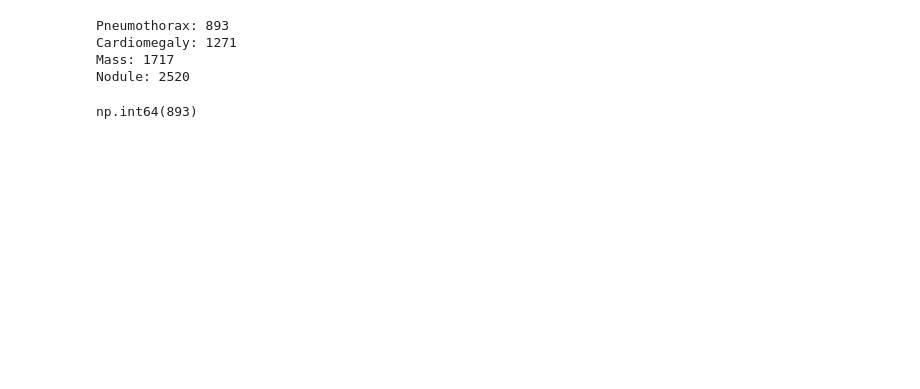
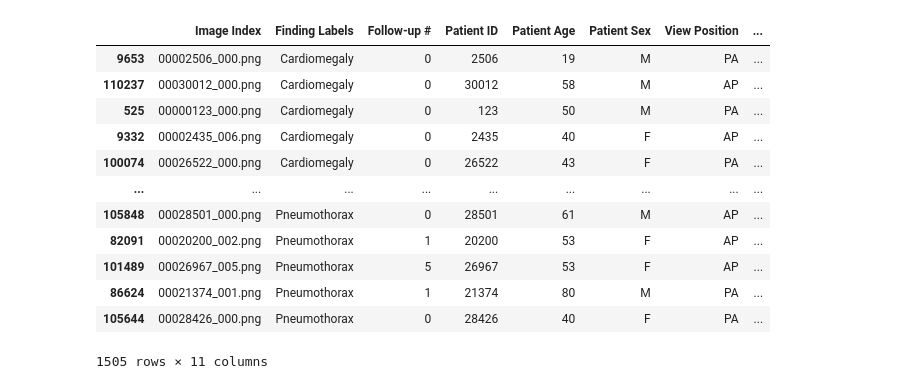
Before and after one commit to JevsJevs/MC906-DiagXray, a Jupyter notebook: POCmodels.ipynb, the cells around one changed output. Saved outputs shown, nothing was run; the diff lists cells and outputs as text; code cells hidden in the pictures; blank space fills up the shorter version.

```diff
--- a/POCmodels.ipynb
+++ b/POCmodels.ipynb
@@ -1,42 +1,46 @@
 # %%
 import os
 import pandas as pd
 from PIL import Image
 from sklearn.model_selection import train_test_split
 import torch
 from torch.utils.data import Dataset, DataLoader
 import torchvision.transforms as transforms
 import matplotlib.pyplot as plt
 from tqdm import tqdm
 import numpy as np
 
-# Paths
-csv_path = "Data_Entry_2017_v2020.csv"
-img_dir = "images"
-
 # Load CSV
-df = pd.read_csv(csv_path)
-
+df = pd.read_csv("Data_Entry_2017_v2020.csv")
 
 df['Finding Labels'] = df['Finding Labels'].str.split('|')
 desiredClasses = ['No Finding', 'Pneumothorax', 'Cardiomegaly', 'Mass', 'Nodule']
-desiredClasses = ['Pneumothorax', 'Cardiomegaly', 'Mass', 'Nodule']
+# desiredClasses = ['Pneumothorax', 'Cardiomegaly', 'Mass', 'Nodule']
+desiredSet = set(desiredClasses)
 
-filtered_df = df[df['Finding Labels'].apply(lambda x: sum(label in desiredClasses for label in x) == 1)]
-filtered_df = filtered_df.drop_duplicates(subset='Patient ID')
-filtered_df
+df = df[df['Finding Labels'].apply(lambda x: sum(label in desiredClasses for label in x) == 1)] #Gets lines where only one category in the list is present
+df['Finding Labels'] = df['Finding Labels'].apply(lambda x: list(set(x) & desiredSet)[0]) #Makes the ´Finding Labels´ column only have this category
+df = df.drop_duplicates(subset='Patient ID') #Keeps only one register per patient
+np.unique(df['Finding Labels'])
 
-#Count classes
-min = 32000
-for i in desiredClasses:
-    totalForClass = filtered_df['Finding Labels'].apply(lambda item: i in item).sum()
-    if min > totalForClass:
-        min = totalForClass
-    print(f"{i}: {totalForClass}")
+#Count classes, get the number of lines of the min appearing class
+maxN = df['Finding Labels'].value_counts().min()
+
+#Random sampling of classes, getting max lines possible
+df = df.groupby('Finding Labels', group_keys=False).sample(n=maxN, random_state=23062025)
+df
 # %% [output]
+|  | Image Index | Finding Labels | Follow-up # | Patient ID | Patient Age | Patient Sex | View Position | ... |
+| 9653 | 00002506_000.png | Cardiomegaly | 0 | 2506 | 19 | M | PA | ... |
+| 110237 | 00030012_000.png | Cardiomegaly | 0 | 30012 | 58 | M | AP | ... |
+| 525 | 00000123_000.png | Cardiomegaly | 0 | 123 | 50 | M | PA | ... |
+| 9332 | 00002435_006.png | Cardiomegaly | 0 | 2435 | 40 | F | AP | ... |
+| 100074 | 00026522_000.png | Cardiomegaly | 0 | 26522 | 43 | F | PA | ... |
+| ... | ... | ... | ... | ... | ... | ... | ... | ... |
+| 105848 | 00028501_000.png | Pneumothorax | 0 | 28501 | 61 | M | AP | ... |
+| 82091 | 00020200_002.png | Pneumothorax | 1 | 20200 | 53 | F | AP | ... |
+| 101489 | 00026967_005.png | Pneumothorax | 5 | 26967 | 53 | F | AP | ... |
+| 86624 | 00021374_001.png | Pneumothorax | 1 | 21374 | 80 | M | PA | ... |
+| 105644 | 00028426_000.png | Pneumothorax | 0 | 28426 | 40 | F | PA | ... |
-Pneumothorax: 893
-Cardiomegaly: 1271
-Mass: 1717
-Nodule: 2520
+1505 rows × 11 columns
-np.int64(893)
 # %%
```
Also changed, not shown: parts of 9 cells of this notebook.
